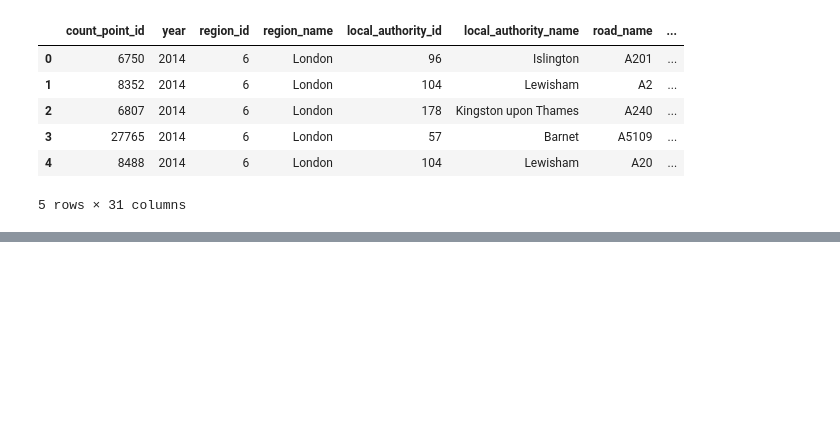
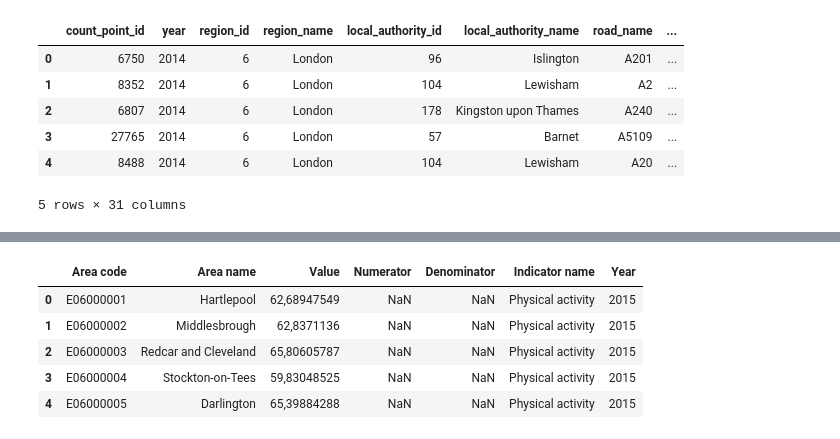
Before and after one commit to GuilhermeCasal/DataManagementFCD, a Jupyter notebook: env_analisys1.ipynb, the cells around one changed output, grey strips where cells are left out. Cells and saved outputs as stored; diff of their text form; code cells hidden in the pictures; blank space fills up the shorter version.

```diff
--- a/env_analisys1.ipynb
+++ b/env_analisys1.ipynb
@@ -30,13 +31,13 @@ Can be found at: https://www.ons.gov.uk/peoplepopulationandcommunity/healthandso
 data_air = pd.read_csv("datasets/air-quality-london-monthly-averages.csv")
 
 #pollution file
-data_pol = pd.read_csv("datasets/F1_4_Detailed releases at facility level with E-PRTR Sector and Annex I Activity detail into Air.csv")
+data_pol = pd.read_csv("datasets/pollution.csv")
 
 #traffic flow file
 data_traf = pd.read_csv("datasets/dft_aadf_region_id_6.csv")
 
 #health index file
-data_health = pd.read_csv("health-index-1.csv")
+data_health = pd.read_csv("datasets/healthindexunderlyingdataenglandcanscreenfix.csv",delimiter=";")
 # %% [markdown]
 #### Before the data filtering, we must visualize it on a table format to see all the variables and how their values are disposed
 # %% [markdown]
@@ -69,3 +70,44 @@ data_pol.head()
 | 2 | Austria | 6.0 | Paper and wood production and pro... | 6(b) | Industrial plants for the product... | ... |
 | 3 | Austria | 6.0 | Paper and wood production and pro... | 6(b) | Industrial plants for the product... | ... |
 | 4 | Austria | 3.0 | Mineral industry | 3(c) | Installations for the production ... | ... |
+# %%
+def citiesWithinRadius(cities,radius,data_cities,data_from_outside=True):
+    lat_lon_london = (51.509865, -0.118092)
+    cidades = []
+    #iterate all cities around london
+    for city in cities:
+        cidade = city
+        #check if the data countains coordinates information or not and take the row with city iterated
+        if data_from_outside:
+            city = data_cities[data_cities["city"]== city]
+        else:
+            city = data_cities[data_cities["City"]== city]
+
+        try:
+            #take the corrdinates
+            if data_from_outside:
+                loc = (pd.array(city["lat"])[0],pd.array(city["lng"])[0])
+            else:
+                loc = (pd.array(city["Latitude"])[0],pd.array(city["Longitude"])[0])
+        except:
+            continue
+        #if the distance is lower than 50, append to the list
+        distance = geodesic(lat_lon_london, loc).kilometers
+        if distance<=50:
+            cidades.append(cidade)
+    return cidades
+# %%
+#just Uk country
+data_cities = data_pol[data_pol["countryName"]=="United Kingdom"]
+#return all cities within a radius of 50 km from London
+city_50km = citiesWithinRadius(data_health["Area name"].unique(), 50, data_cities,False)
+#select the cities around london
+data_pol = data_pol[data_pol["City"].isin(city_50km)]
+data_health.head()
+# %% [output]
+|  | Area code | Area name | Value | Numerator | Denominator | Indicator name | Year |
+| 0 | E06000001 | Hartlepool | 62,68947549 | NaN | NaN | Physical activity | 2015 |
+| 1 | E06000002 | Middlesbrough | 62,8371136 | NaN | NaN | Physical activity | 2015 |
+| 2 | E06000003 | Redcar and Cleveland | 65,80605787 | NaN | NaN | Physical activity | 2015 |
+| 3 | E06000004 | Stockton-on-Tees | 59,83048525 | NaN | NaN | Physical activity | 2015 |
+| 4 | E06000005 | Darlington | 65,39884288 | NaN | NaN | Physical activity | 2015 |
```
Also changed, not shown: parts of 21 cells of this notebook, 3 other files.
